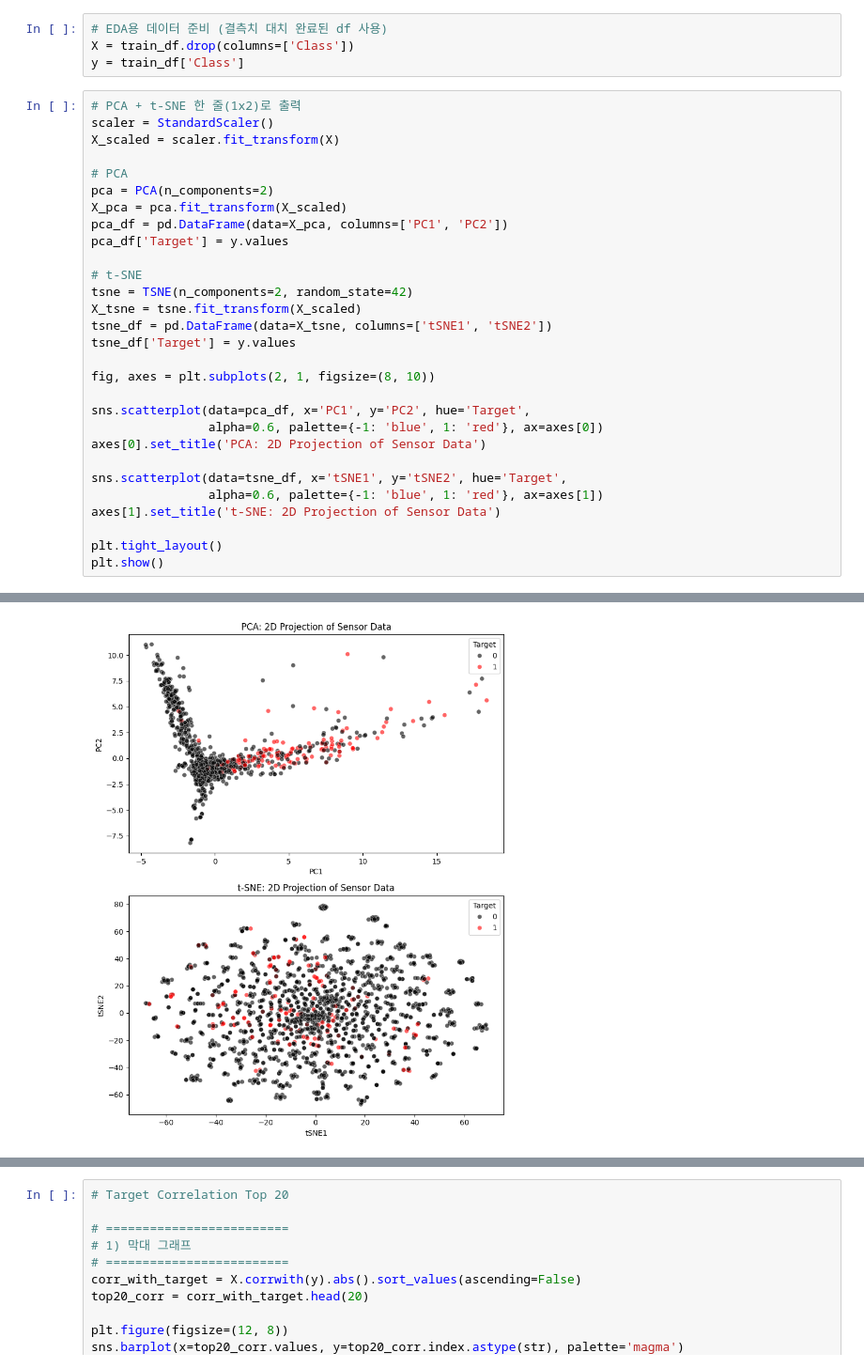
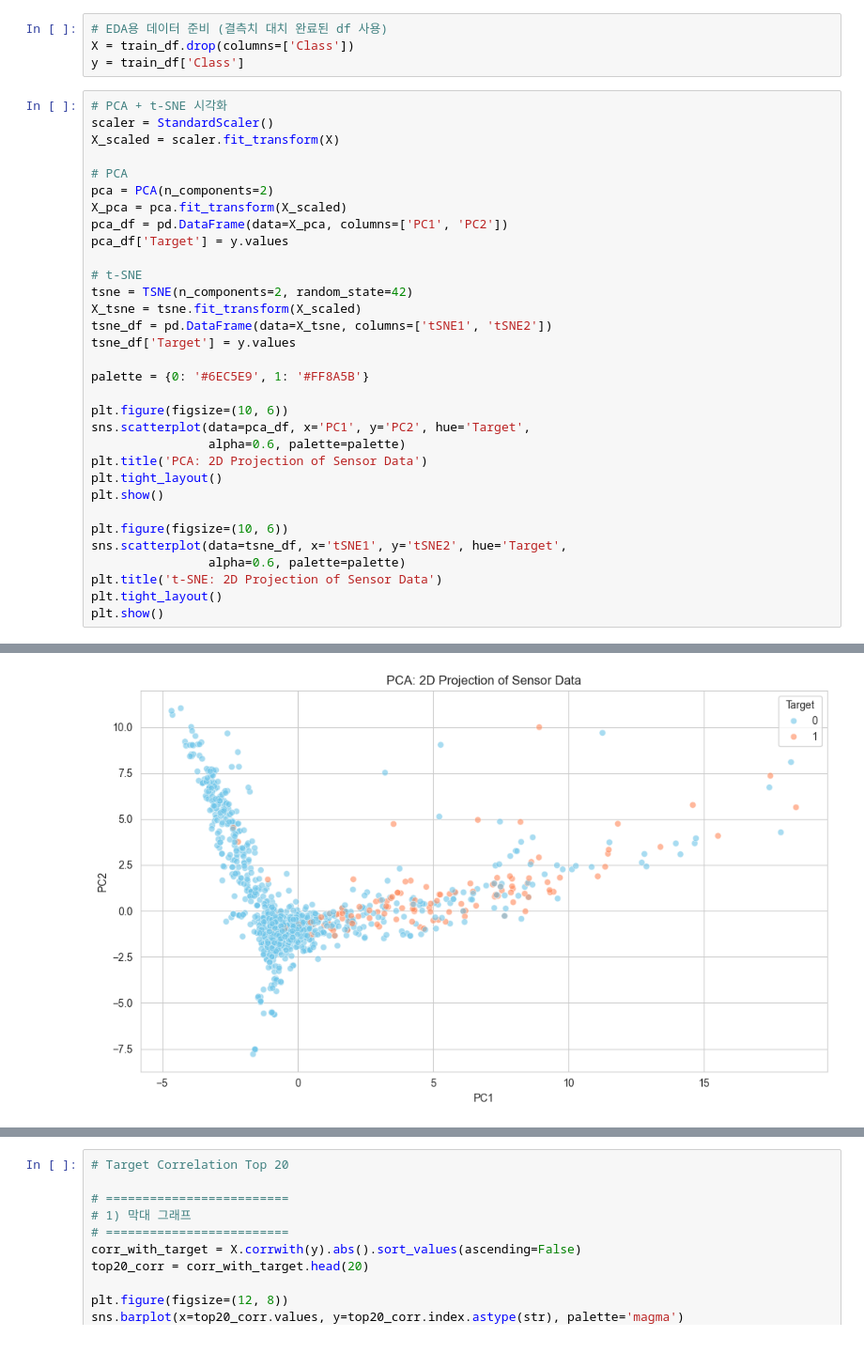
Before and after one commit to yrtny70127/Semiconductor_Quality_Prospect, a Jupyter notebook: Semi-defect_finder_Kaggle.ipynb, the cells around one changed output, grey strips where cells are left out. Shown at 94% size. Drawn from its saved outputs; the diff is of its cells as text.

```diff
--- a/Semi-defect_finder_Kaggle.ipynb
+++ b/Semi-defect_finder_Kaggle.ipynb
@@ -334,7 +334,7 @@ plt.show()
 X = train_df.drop(columns=['Class'])
 y = train_df['Class']
 # %%
-# PCA + t-SNE 한 줄(1x2)로 출력
+# PCA + t-SNE 시각화
 scaler = StandardScaler()
 X_scaled = scaler.fit_transform(X)
 
@@ -350,16 +350,19 @@ X_tsne = tsne.fit_transform(X_scaled)
 tsne_df = pd.DataFrame(data=X_tsne, columns=['tSNE1', 'tSNE2'])
 tsne_df['Target'] = y.values
 
-fig, axes = plt.subplots(2, 1, figsize=(8, 10))
+palette = {0: '#6EC5E9', 1: '#FF8A5B'}
 
+plt.figure(figsize=(10, 6))
 sns.scatterplot(data=pca_df, x='PC1', y='PC2', hue='Target',
-                alpha=0.6, palette={-1: 'blue', 1: 'red'}, ax=axes[0])
-axes[0].set_title('PCA: 2D Projection of Sensor Data')
-
-sns.scatterplot(data=tsne_df, x='tSNE1', y='tSNE2', hue='Target',
-                alpha=0.6, palette={-1: 'blue', 1: 'red'}, ax=axes[1])
-axes[1].set_title('t-SNE: 2D Projection of Sensor Data')
-
+                alpha=0.6, palette=palette)
+plt.title('PCA: 2D Projection of Sensor Data')
 plt.tight_layout()
 plt.show()
+
+plt.figure(figsize=(10, 6))
+sns.scatterplot(data=tsne_df, x='tSNE1', y='tSNE2', hue='Target',
+                alpha=0.6, palette=palette)
+plt.title('t-SNE: 2D Projection of Sensor Data')
+plt.tight_layout()
+plt.show()
 # %% [output]
@@ -377 +369 @@ UnicodeDecodeError: 'utf-8' codec can't decode byte 0xc0 in position 4: invalid
-[figure, old version]
+[figure, new version]
```
Also changed, not shown: parts of 1 cell of this notebook.
